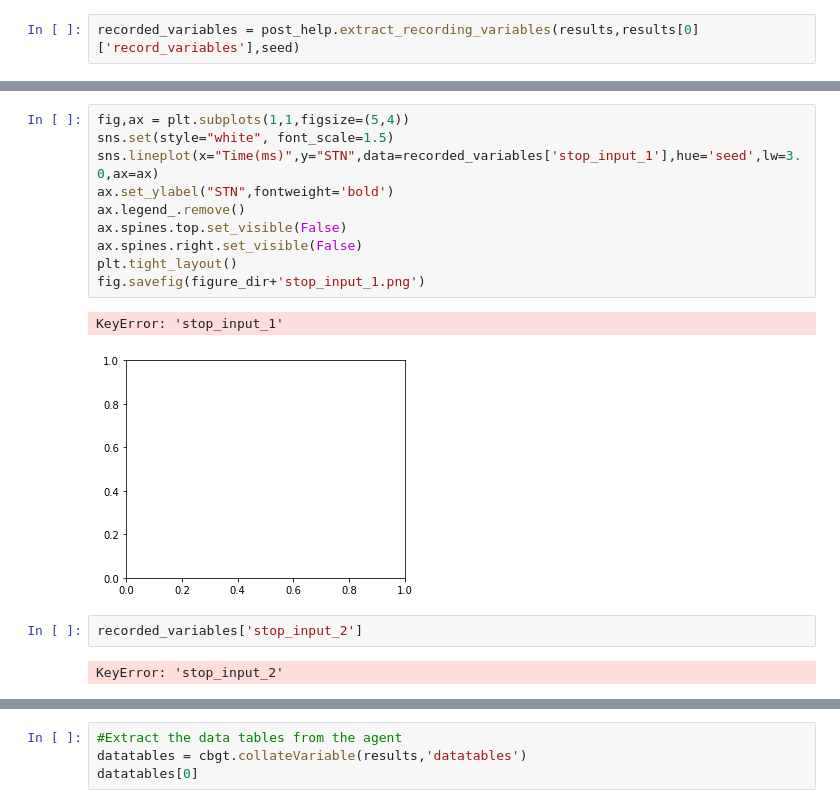
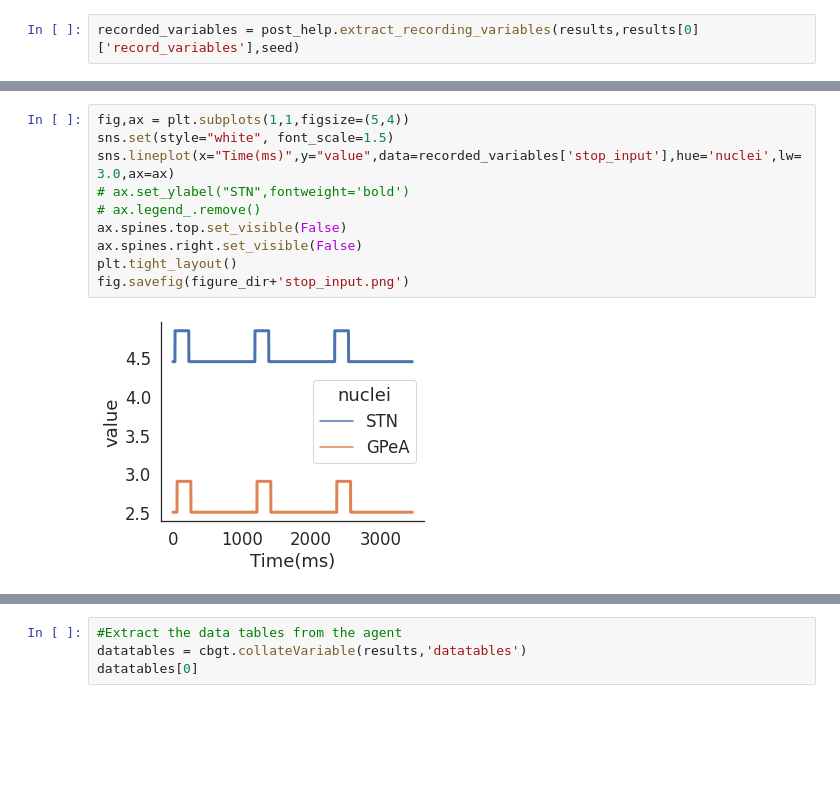
Before and after one commit to CoAxLab/CBGTPy, a Jupyter notebook: network_simulation_stop-signal.ipynb, the cells around one changed output, grey strips where cells are left out. Cells and saved outputs as stored; diff of their text form; blank space fills up the shorter version.

Commit message:
fixed extract stop stimulation data frame to include a list of nuclei

```diff
--- a/network_simulation_stop-signal.ipynb
+++ b/network_simulation_stop-signal.ipynb
@@ -261,17 +272,12 @@ KeyError: 'stop_input'
 # %%
 fig,ax = plt.subplots(1,1,figsize=(5,4))
 sns.set(style="white", font_scale=1.5)
-sns.lineplot(x="Time(ms)",y="STN",data=recorded_variables['stop_input_1'],hue='seed',lw=3.0,ax=ax)
-ax.set_ylabel("STN",fontweight='bold')
-ax.legend_.remove()
+sns.lineplot(x="Time(ms)",y="value",data=recorded_variables['stop_input'],hue='nuclei',lw=3.0,ax=ax)
+# ax.set_ylabel("STN",fontweight='bold')
+# ax.legend_.remove()
 ax.spines.top.set_visible(False)
 ax.spines.right.set_visible(False)
 plt.tight_layout()
-fig.savefig(figure_dir+'stop_input_1.png')
+fig.savefig(figure_dir+'stop_input.png')
 # %% [output]
-KeyError: 'stop_input_1'
-[figure, old version]
+[figure, new version]
-# %%
-recorded_variables['stop_input_2']
-# %% [output]
-KeyError: 'stop_input_2'
```
Also changed, not shown: parts of 12 cells of this notebook, 3 other files.
